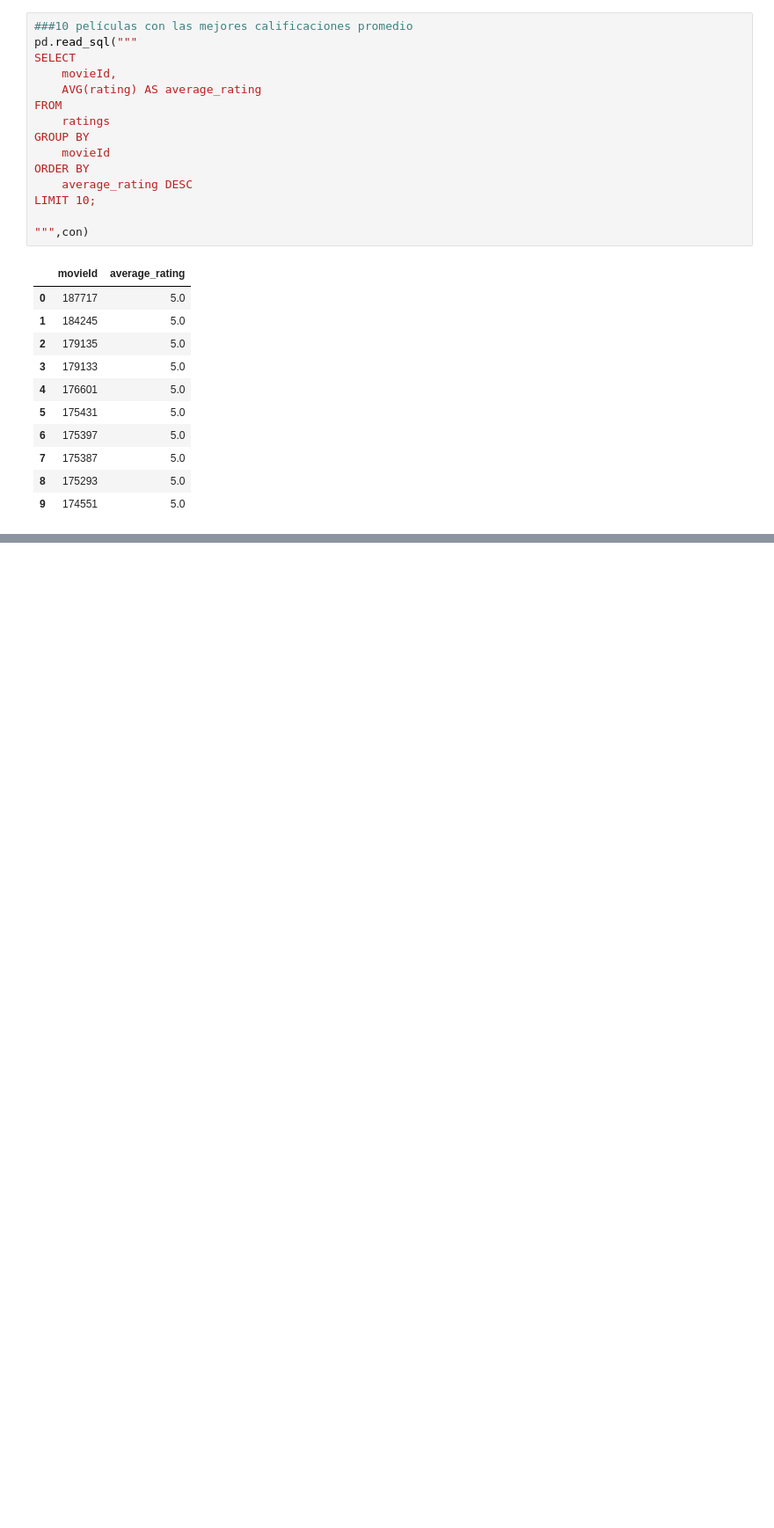
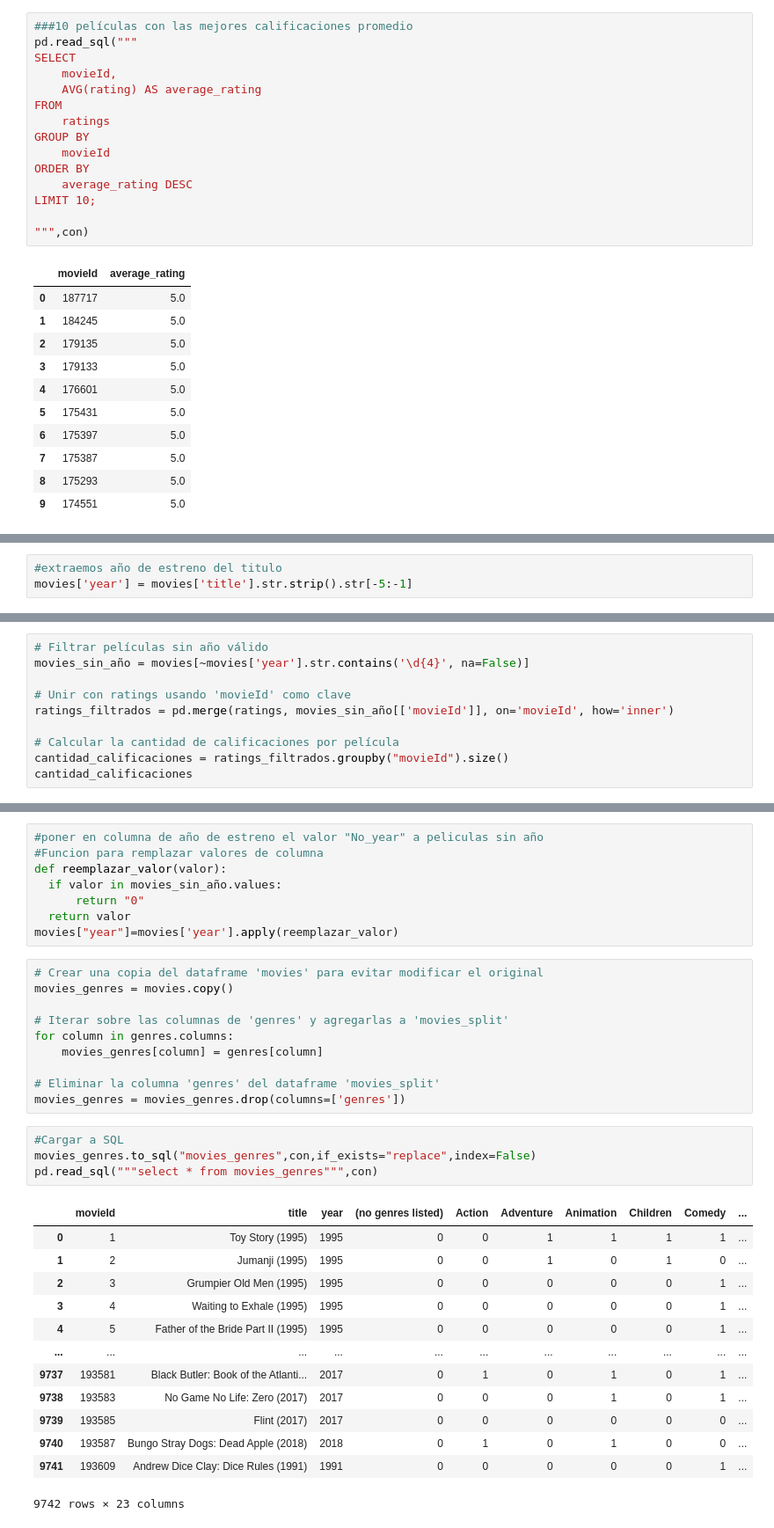
Before and after one commit to yackelineql/MarketingprojectG8, a Jupyter notebook: b_exploracion_limpieza.ipynb, the cells around one changed output, grey strips where cells are left out. Shown: that part at 88% size. Cells and saved outputs as stored; diff of their text form; blank space fills up the shorter version.

```diff
--- a/b_exploracion_limpieza.ipynb
+++ b/b_exploracion_limpieza.ipynb
@@ -318,0 +460,3 @@ LIMIT 10;
+# %%
+#extraemos año de estreno del titulo
+movies['year'] = movies['title'].str.strip().str[-5:-1]
@@ -318,0 +482,10 @@ LIMIT 10;
+# %%
+# Filtrar películas sin año válido
+movies_sin_año = movies[~movies['year'].str.contains('\d{4}', na=False)]
+
+# Unir con ratings usando 'movieId' como clave
+ratings_filtrados = pd.merge(ratings, movies_sin_año[['movieId']], on='movieId', how='inner')
+
+# Calcular la cantidad de calificaciones por película
+cantidad_calificaciones = ratings_filtrados.groupby("movieId").size()
+cantidad_calificaciones
@@ -318,0 +508,36 @@ LIMIT 10;
+# %%
+#poner en columna de año de estreno el valor "No_year" a peliculas sin año
+#Funcion para remplazar valores de columna
+def reemplazar_valor(valor):
+  if valor in movies_sin_año.values:
+      return "0"
+  return valor
+movies["year"]=movies['year'].apply(reemplazar_valor)
+# %%
+# Crear una copia del dataframe 'movies' para evitar modificar el original
+movies_genres = movies.copy()
+
+# Iterar sobre las columnas de 'genres' y agregarlas a 'movies_split'
+for column in genres.columns:
+    movies_genres[column] = genres[column]
+
+# Eliminar la columna 'genres' del dataframe 'movies_split'
+movies_genres = movies_genres.drop(columns=['genres'])
+# %%
+#Cargar a SQL
+movies_genres.to_sql("movies_genres",con,if_exists="replace",index=False)
+pd.read_sql("""select * from movies_genres""",con)
+# %% [output]
+|  | movieId | title | year | (no genres listed) | Action | Adventure | Animation | Children | Comedy | ... |
+| 0 | 1 | Toy Story (1995) | 1995 | 0 | 0 | 1 | 1 | 1 | 1 | ... |
+| 1 | 2 | Jumanji (1995) | 1995 | 0 | 0 | 1 | 0 | 1 | 0 | ... |
+| 2 | 3 | Grumpier Old Men (1995) | 1995 | 0 | 0 | 0 | 0 | 0 | 1 | ... |
+| 3 | 4 | Waiting to Exhale (1995) | 1995 | 0 | 0 | 0 | 0 | 0 | 1 | ... |
+| 4 | 5 | Father of the Bride Part II (1995) | 1995 | 0 | 0 | 0 | 0 | 0 | 1 | ... |
+| ... | ... | ... | ... | ... | ... | ... | ... | ... | ... | ... |
+| 9737 | 193581 | Black Butler: Book of the Atlanti... | 2017 | 0 | 1 | 0 | 1 | 0 | 1 | ... |
+| 9738 | 193583 | No Game No Life: Zero (2017) | 2017 | 0 | 0 | 0 | 1 | 0 | 1 | ... |
+| 9739 | 193585 | Flint (2017) | 2017 | 0 | 0 | 0 | 0 | 0 | 0 | ... |
+| 9740 | 193587 | Bungo Stray Dogs: Dead Apple (2018) | 2018 | 0 | 1 | 0 | 1 | 0 | 0 | ... |
+| 9741 | 193609 | Andrew Dice Clay: Dice Rules (1991) | 1991 | 0 | 0 | 0 | 0 | 0 | 1 | ... |
+9742 rows × 23 columns
```
Also changed, not shown: parts of 27 cells of this notebook, 1 other file.
